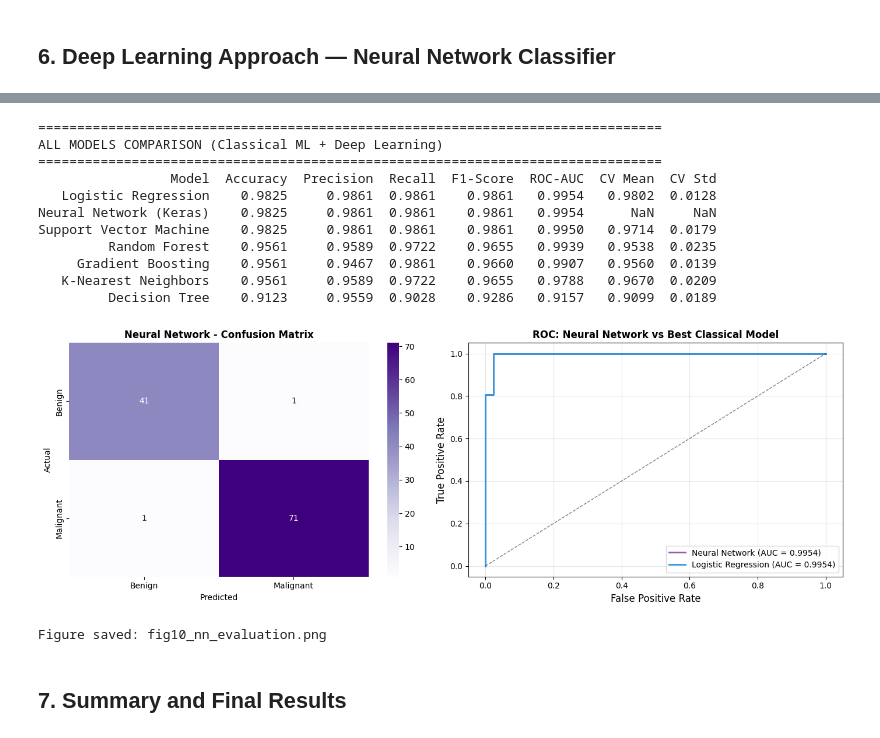
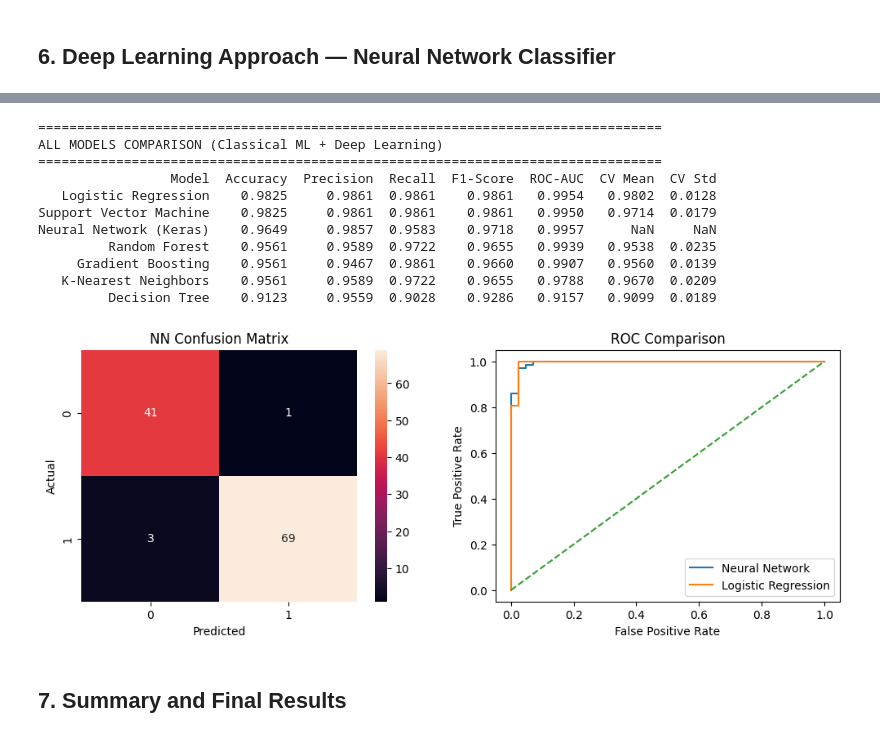
Before and after one commit to Ditty1/cancer-diagnosis-ml-model, a Jupyter notebook: cancer_baseline_model.ipynb, the cells around one changed output, grey strips where cells are left out. Drawn from its saved outputs; the diff is of its cells as text; code cells hidden in the pictures.

```diff
--- a/cancer_baseline_model.ipynb
+++ b/cancer_baseline_model.ipynb
@@ -544,7 +536,7 @@ nn_result = {
     'CV Mean': np.nan, 'CV Std': np.nan
 }
 all_results_df = pd.concat([results_df, pd.DataFrame([nn_result])], ignore_index=True)
-all_results_df = all_results_df.sort_values('ROC-AUC', ascending=False).reset_index(drop=True)
+all_results_df = all_results_df.sort_values('Accuracy', ascending=False).reset_index(drop=True)
 
 print('='*80)
 print('ALL MODELS COMPARISON (Classical ML + Deep Learning)')
@@ -556,45 +548,49 @@ ALL MODELS COMPARISON (Classical ML + Deep Learning)
 ================================================================================
                  Model  Accuracy  Precision  Recall  F1-Score  ROC-AUC  CV Mean  CV Std
    Logistic Regression    0.9825     0.9861  0.9861    0.9861   0.9954   0.9802  0.0128
-Neural Network (Keras)    0.9825     0.9861  0.9861    0.9861   0.9954      NaN     NaN
 Support Vector Machine    0.9825     0.9861  0.9861    0.9861   0.9950   0.9714  0.0179
+Neural Network (Keras)    0.9649     0.9857  0.9583    0.9718   0.9957      NaN     NaN
          Random Forest    0.9561     0.9589  0.9722    0.9655   0.9939   0.9538  0.0235
      Gradient Boosting    0.9561     0.9467  0.9861    0.9660   0.9907   0.9560  0.0139
    K-Nearest Neighbors    0.9561     0.9589  0.9722    0.9655   0.9788   0.9670  0.0209
          Decision Tree    0.9123     0.9559  0.9028    0.9286   0.9157   0.9099  0.0189
-# %%
-# Neural Network: Confusion Matrix and ROC comparison
-fig, axes = plt.subplots(1, 2, figsize=(14, 5))
-
-cm_nn = confusion_matrix(y_test, y_pred_nn)
-sns.heatmap(cm_nn, annot=True, fmt='d', cmap='Purples', ax=axes[0],
-            xticklabels=['Benign', 'Malignant'], yticklabels=['Benign', 'Malignant'])
-axes[0].set_title('Neural Network - Confusion Matrix', fontsize=12, fontweight='bold')
-axes[0].set_xlabel('Predicted')
-axes[0].set_ylabel('Actual')
-
-fpr_nn, tpr_nn, _ = roc_curve(y_test, y_pred_nn_prob)
-axes[1].plot(fpr_nn, tpr_nn, color='#9b59b6', lw=2, label=f'Neural Network (AUC = {nn_roc:.4f})')
-
-best_classical = results_df.iloc[0]['Model']
-y_prob_best = models[best_classical].predict_proba(X_test_scaled)[:, 1]
-fpr_best, tpr_best, _ = roc_curve(y_test, y_prob_best)
-auc_best = roc_auc_score(y_test, y_prob_best)
-axes[1].plot(fpr_best, tpr_best, color='#3498db', lw=2, label=f'{best_classical} (AUC = {auc_best:.4f})')
-axes[1].plot([0, 1], [0, 1], 'k--', lw=1, alpha=0.5)
-axes[1].set_xlabel('False Positive Rate', fontsize=12)
-axes[1].set_ylabel('True Positive Rate', fontsize=12)
-axes[1].set_title('ROC: Neural Network vs Best Classical Model', fontsize=12, fontweight='bold')
-axes[1].legend(fontsize=10)
-axes[1].grid(alpha=0.3)
-
-plt.tight_layout()
-plt.savefig('fig10_nn_evaluation.png', dpi=150, bbox_inches='tight')
-plt.show()
-print('Figure saved: fig10_nn_evaluation.png')
-# %% [output]
-[figure, removed]
-Figure saved: fig10_nn_evaluation.png
+# %%
+# Neural Network: Confusion Matrix and ROC comparison
+
+plt.figure(figsize=(12,4))
+
+# Confusion Matrix
+plt.subplot(1,2,1)
+cm = confusion_matrix(y_test, y_pred_nn)
+sns.heatmap(cm, annot=True, fmt='d')
+plt.title("NN Confusion Matrix")
+plt.xlabel("Predicted")
+plt.ylabel("Actual")
+
+# ROC Curve
+plt.subplot(1,2,2)
+
+# Neural Network
+fpr, tpr, _ = roc_curve(y_test, y_pred_nn_prob)
+plt.plot(fpr, tpr, label="Neural Network")
+
+# Best classical model
+best_model = results_df.iloc[0]['Model']
+y_prob = models[best_model].predict_proba(X_test_scaled)[:, 1]
+fpr2, tpr2, _ = roc_curve(y_test, y_prob)
+plt.plot(fpr2, tpr2, label=best_model)
+
+# Random line
+plt.plot([0,1],[0,1],'--')
+
+plt.title("ROC Comparison")
+plt.xlabel("False Positive Rate")
+plt.ylabel("True Positive Rate")
+plt.legend()
+
+plt.show()
+# %% [output]
+[figure, added]
 # %% [markdown]
 ## 7. Summary and Final Results
 # %%
```
Also changed, not shown: parts of 7 cells of this notebook.
